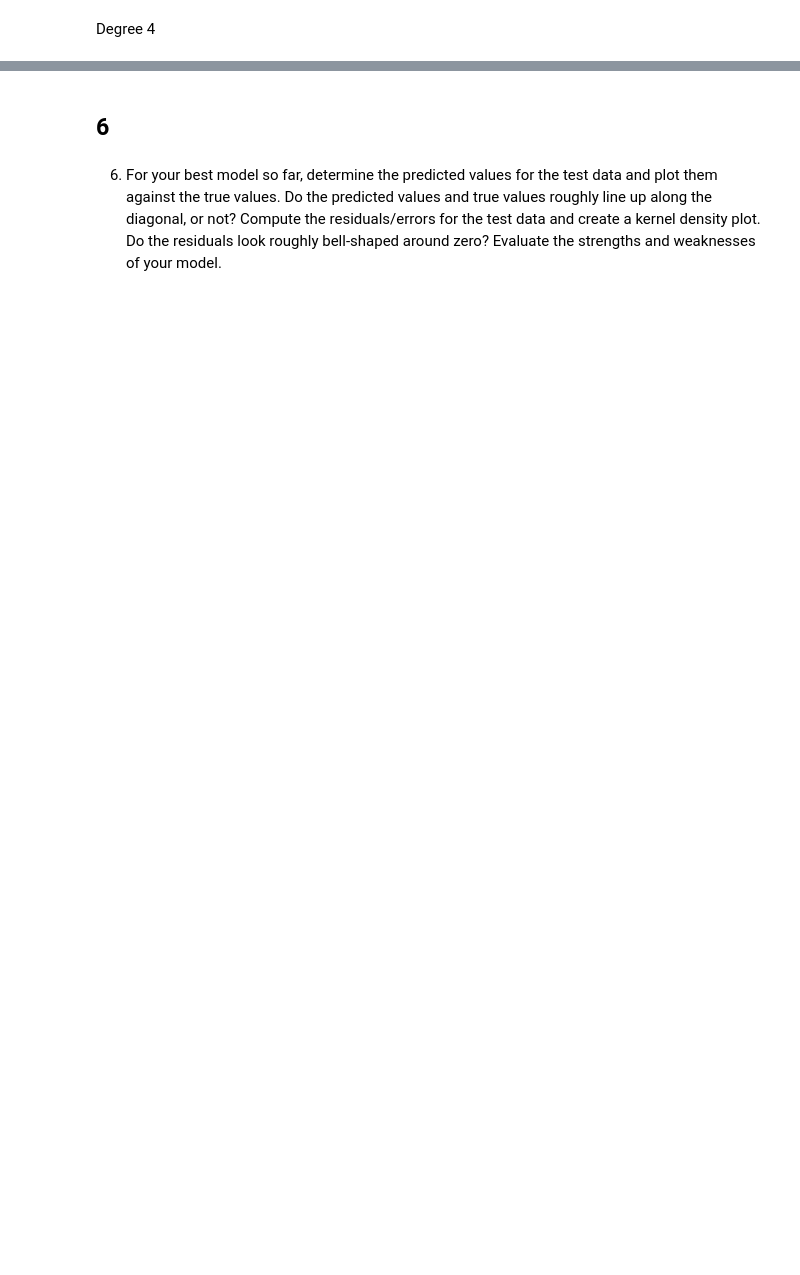
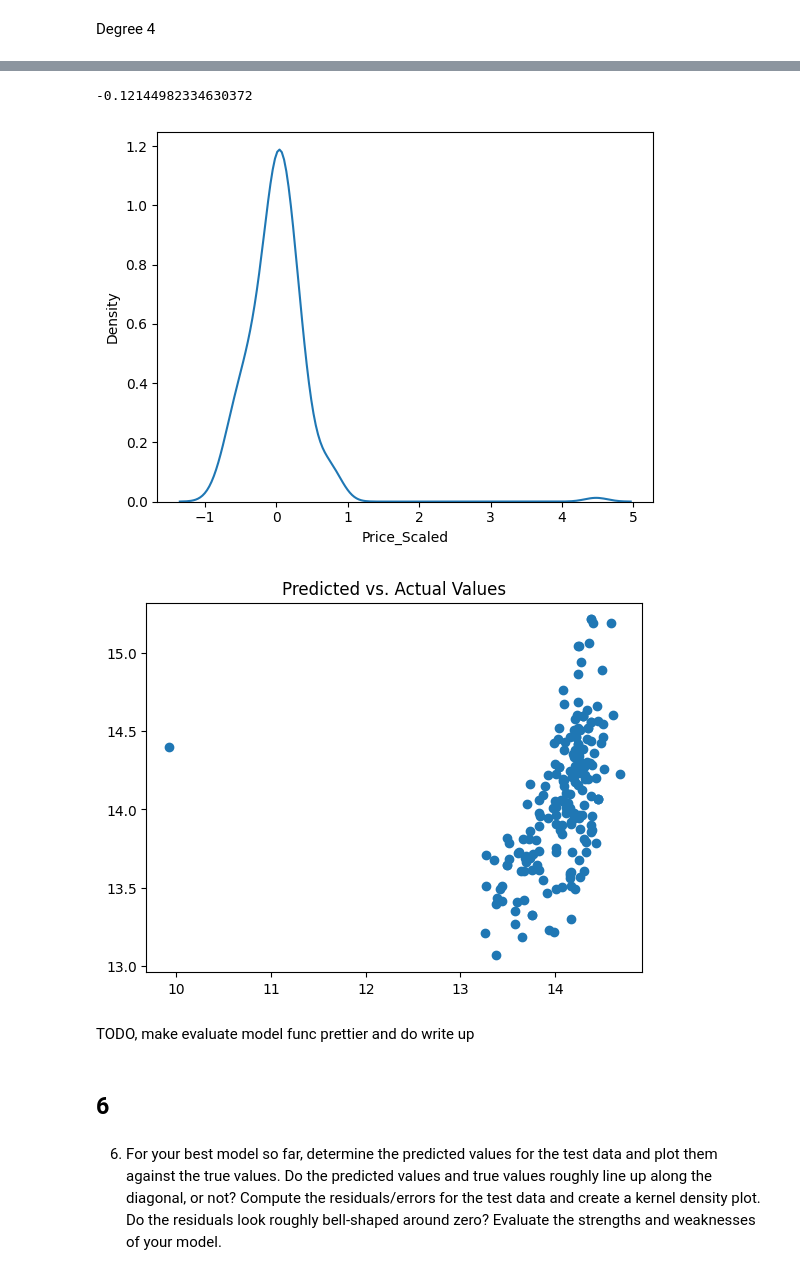
Before and after one commit to MKhour/DS3001, a Jupyter notebook: assignment4.ipynb, the cells around one changed output, grey strips where cells are left out. Cells and saved outputs as stored; diff of their text form; code cells hidden in the pictures; blank space fills up the shorter version.

```diff
--- a/assignment4.ipynb
+++ b/assignment4.ipynb
@@ -415,3 +478,11 @@ Degree 4
+# %%
+expand_and_evaluate_model(6)
+# %% [output]
+-0.12144982334630372
+[figure, added]
+[figure, added]
+# %% [markdown]
+TODO, make evaluate model func prettier and do write up
 # %% [markdown]
 ## 6
 # %% [markdown]
```
Also changed, not shown: parts of 56 cells of this notebook.
